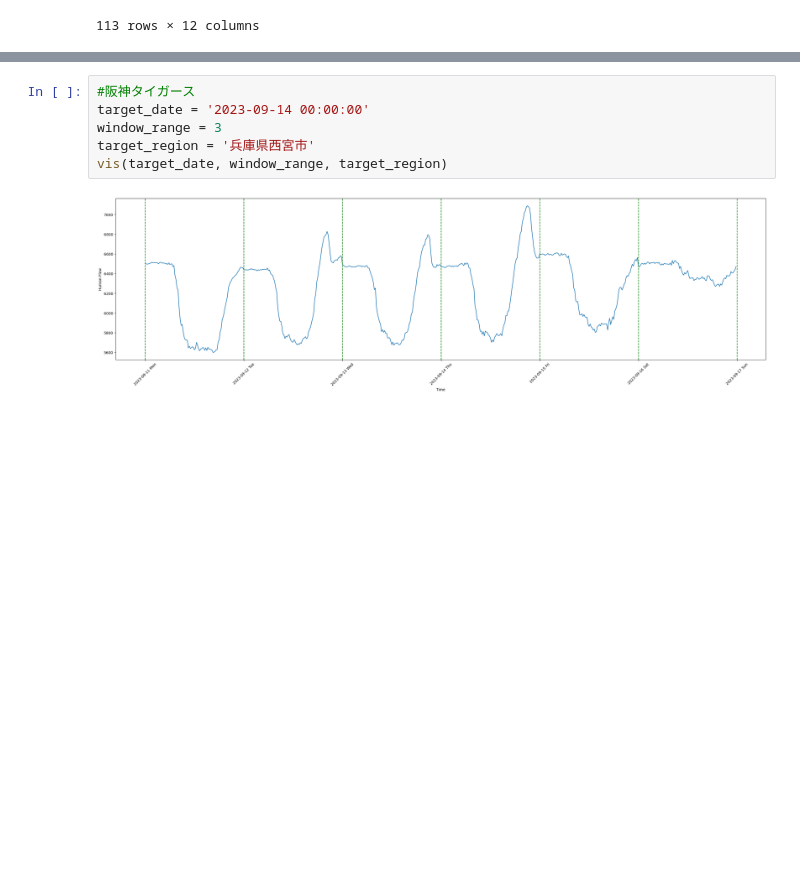
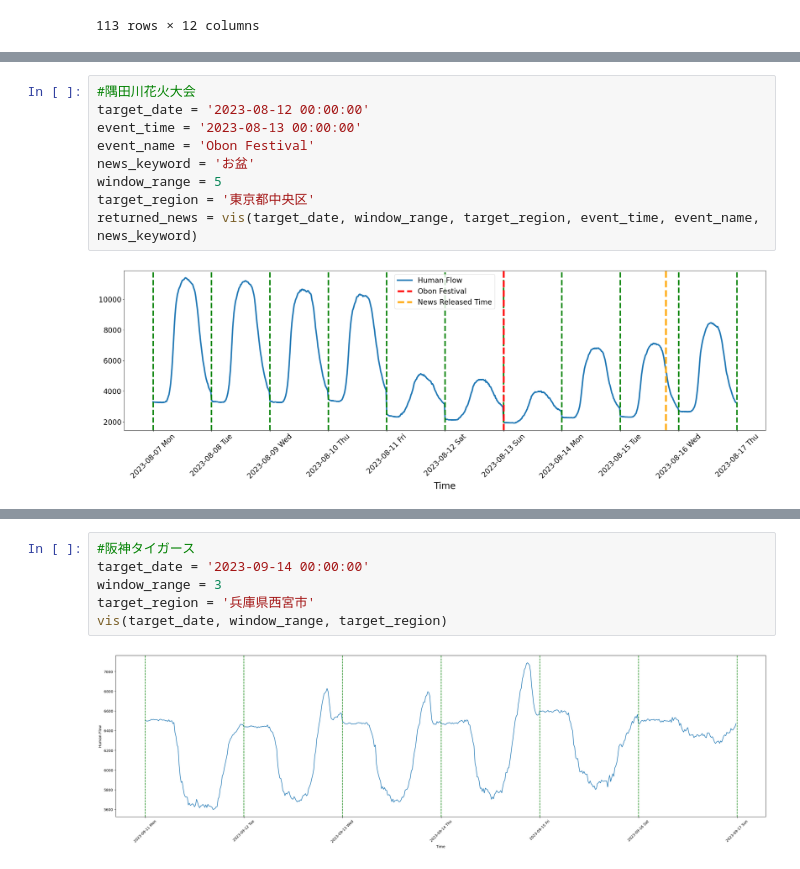
Before and after one commit to no00ne/KDD2025-main, a Jupyter notebook: vis.ipynb, the cells around one changed output, grey strips where cells are left out. Saved outputs shown, nothing was run; the diff lists cells and outputs as text; blank space fills up the shorter version.

```diff
--- a/vis.ipynb
+++ b/vis.ipynb
@@ -331,3 +302,14 @@ vis(target_date, window_range, target_region)
+# %%
+#隅田川花火大会
+target_date = '2023-08-12 00:00:00'
+event_time = '2023-08-13 00:00:00'
+event_name = 'Obon Festival'
+news_keyword = 'お盆'
+window_range = 5
+target_region = '東京都中央区'
+returned_news = vis(target_date, window_range, target_region, event_time, event_name, news_keyword)
+# %% [output]
+[figure, added]
 # %%
 #有馬記念
 target_date = '2023-12-24 00:00:00'
```
Also changed, not shown: parts of 6 cells of this notebook.
